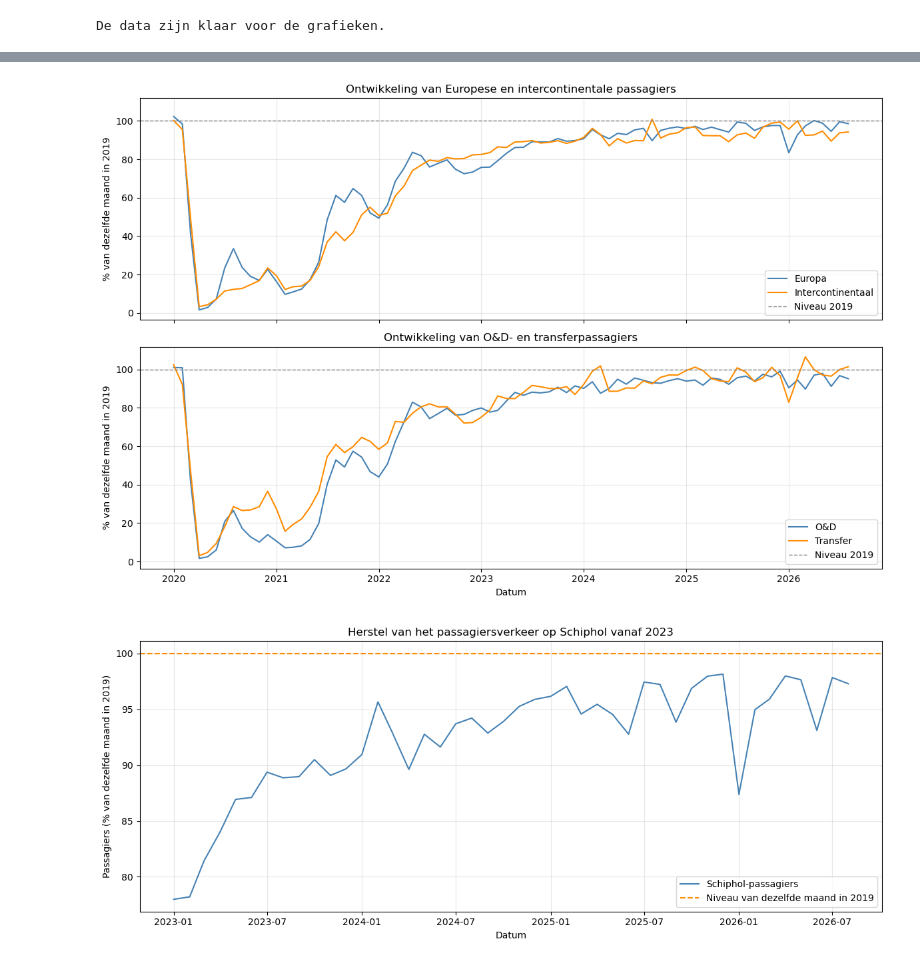
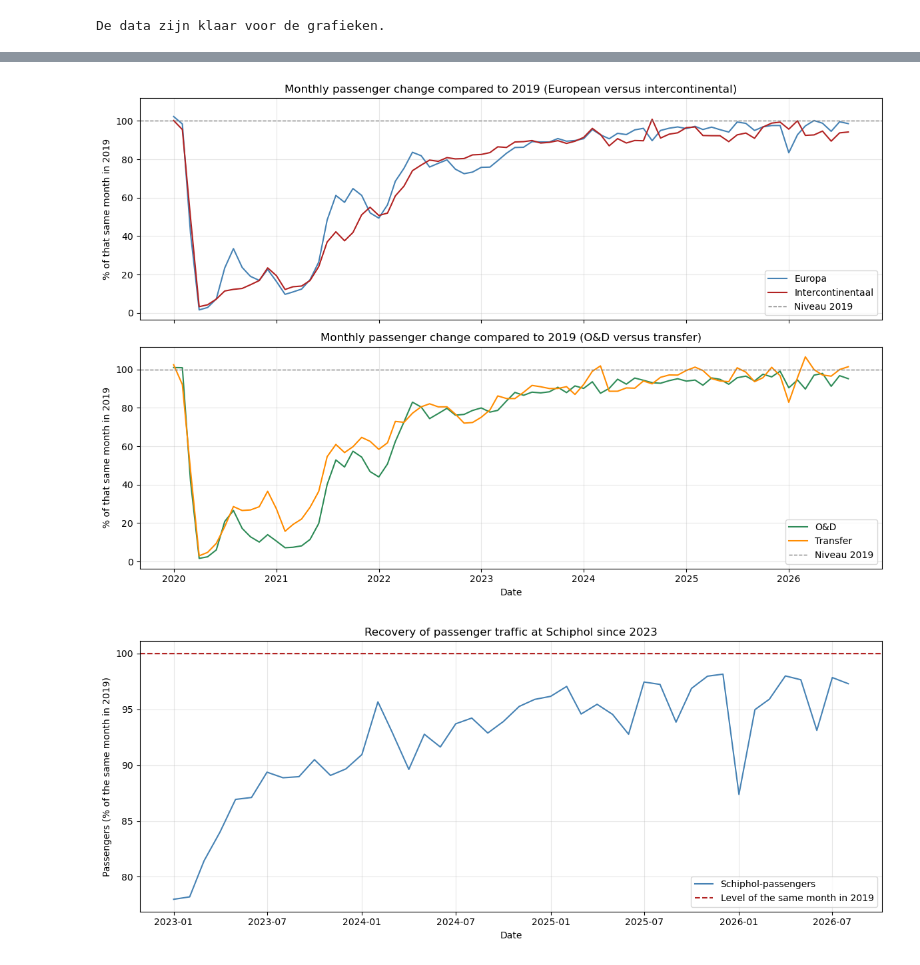
Before and after one commit to ElineLandman/Python-project-group-24, a Jupyter notebook: analysis_in_vscode.ipynb, the cells around one changed output, grey strips where cells are left out. Saved outputs shown, nothing was run; the diff lists cells and outputs as text; code cells hidden in the pictures.

```diff
--- a/analysis_in_vscode.ipynb
+++ b/analysis_in_vscode.ipynb
@@ -257,48 +322,48 @@ ax1.plot(
     groepen["Datum"],
     groepen["Intercontinentaal_index"],
     label="Intercontinentaal",
-    color="darkorange",
+    color="firebrick",
     linewidth=1.5
 )
 
-ax1.set_title("Ontwikkeling van Europese en intercontinentale passagiers")
-ax1.set_ylabel("% van dezelfde maand in 2019")
+ax1.set_title("Monthly passenger change compared to 2019 (European versus intercontinental)")
+ax1.set_ylabel("% of that same month in 2019")
 
 ax2.plot(
     groepen["Datum"],
     groepen["OD_index"],
     label="O&D",
-    color="steelblue",
+    color="seagreen",
     linewidth=1.5
 )
 
 ax2.plot(
     groepen["Datum"],
     groepen["Transfer_index"],
     label="Transfer",
     color="darkorange",
     linewidth=1.5
 )
 
-ax2.set_title("Ontwikkeling van O&D- en transferpassagiers")
-ax2.set_xlabel("Datum")
-ax2.set_ylabel("% van dezelfde maand in 2019")
+ax2.set_title("Monthly passenger change compared to 2019 (O&D versus transfer)")
+ax2.set_xlabel("Date")
+ax2.set_ylabel("% of that same month in 2019")
 
 for ax in [ax1, ax2]:
     ax.axhline(
         100,
         color="gray",
         linestyle="--",
         linewidth=1,
         label="Niveau 2019"
     )
     ax.legend()
     ax.grid(alpha=0.3)
 
 fig.tight_layout()
 plt.show()
 # %% [output]
-[figure, old version]
+[figure, new version]
 # %%
 herstel = schiphol.loc[
     schiphol["Jaar"] >= 2023
@@ -309,26 +374,35 @@ fig, ax = plt.subplots(figsize=(12, 5))
 ax.plot(
     herstel["Datum"],
     herstel["Totaal_index"],
-    label="Schiphol-passagiers",
+    label="Schiphol-passengers",
     color="steelblue",
     linewidth=1.5
 )
 
 ax.axhline(
     100,
-    color="darkorange",
+    color="firebrick",
     linestyle="--",
     linewidth=1.5,
-    label="Niveau van dezelfde maand in 2019"
+    label="Level of the same month in 2019"
 )
 
-ax.set_title("Herstel van het passagiersverkeer op Schiphol vanaf 2023")
-ax.set_xlabel("Datum")
-ax.set_ylabel("Passagiers (% van dezelfde maand in 2019)")
+ax.set_title("Recovery of passenger traffic at Schiphol since 2023")
+ax.set_xlabel("Date")
+ax.set_ylabel("Passengers (% of the same month in 2019)")
 ax.legend()
 ax.grid(alpha=0.3)
 
+from pathlib import Path
+
+Path("figure").mkdir(exist_ok=True)
+
 fig.tight_layout()
+fig.savefig(
+    "figure/schiphol_recovery_since_2023.png",
+    dpi=300,
+    bbox_inches="tight"
+)
 plt.show()
 # %% [output]
-[figure, old version]
+[figure, new version]
```
Also changed, not shown: parts of 8 cells of this notebook, 6 other files.
